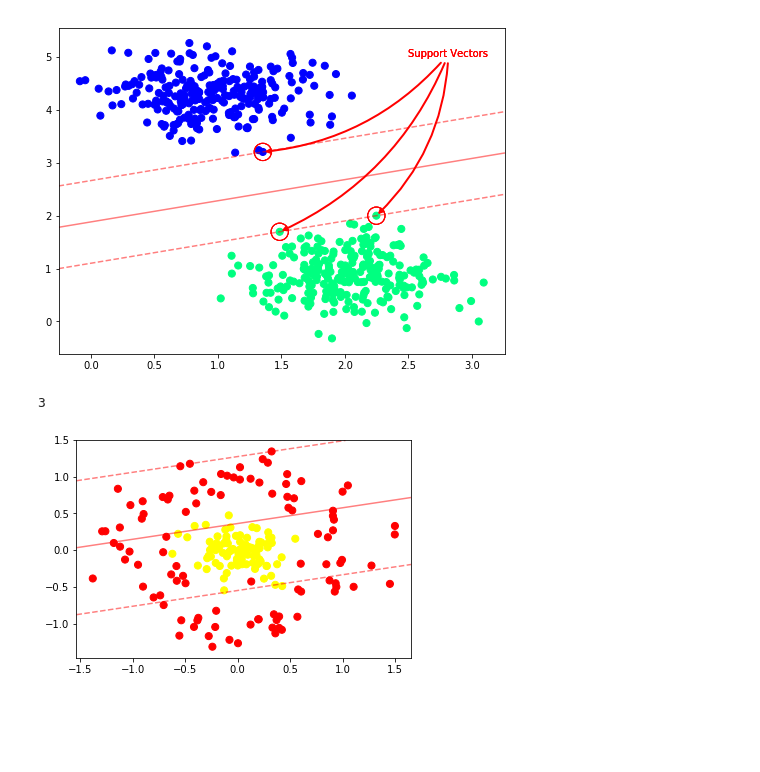
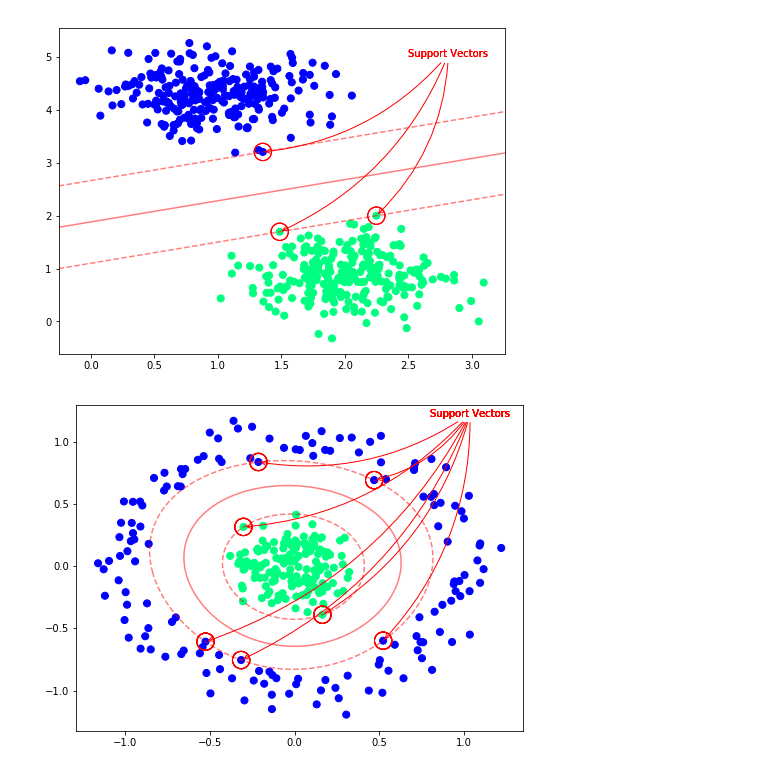
Before and after one commit to jchen8000/MachineLearning, a Jupyter notebook: Support Vector Machines/support_vector_machines.ipynb, the cells around one changed output. Cells and saved outputs as stored; diff of their text form; code cells hidden in the pictures; blank space fills up the shorter version.

```diff
--- a/Support Vector Machines/support_vector_machines.ipynb
+++ b/Support Vector Machines/support_vector_machines.ipynb
@@ -34,7 +34,7 @@ SVC(C=10000000000.0, cache_size=200, class_weight=None, coef0=0.0,
     kernel='linear', max_iter=-1, probability=False, random_state=None,
     shrinking=True, tol=0.001, verbose=False)
 # %%
-def plot_svc_decision_function(model, ax=None, plot_support=True):
+def plot_svc_decision_function(model, ax=None):
     """Plot the decision function for a 2D SVC"""
     if ax is None:
         ax = plt.gca()
@@ -42,8 +42,8 @@ def plot_svc_decision_function(model, ax=None, plot_support=True):
     ylim = ax.get_ylim()
 
     # create grid to evaluate model
-    x = np.linspace(xlim[0], xlim[1], 30)
-    y = np.linspace(ylim[0], ylim[1], 30)
+    x = np.linspace(xlim[0], xlim[1], 100)
+    y = np.linspace(ylim[0], ylim[1], 100)
     Y, X = np.meshgrid(y, x)
     xy = np.vstack([X.ravel(), Y.ravel()]).T
     P = model.decision_function(xy).reshape(X.shape)
@@ -51,38 +51,40 @@ def plot_svc_decision_function(model, ax=None, plot_support=True):
     # plot decision boundary and margins
     ax.contour(X, Y, P, colors='r',
                levels=[-1, 0, 1], alpha=0.5,
-               linestyles=['--', '-', '--'],
-               linewidth=2)
-
-    # plot support vectors
-    if plot_support:
-      for i in range(model.support_vectors_.shape[0]):
-        ax.annotate('Support Vectors', xy=(model.support_vectors_[i]), xytext=(2.5, 5.0), color='r',
-                    arrowprops=dict(arrowstyle='->', connectionstyle='arc3,rad=-0.2', color='r', linewidth=2),
-                   )
-        ax.scatter(model.support_vectors_[:, 0],
-                   model.support_vectors_[:, 1],
-                   s=300, edgecolors='r', facecolors='none');
+               linestyles=['--', '-', '--']
+              )
     ax.set_xlim(xlim)
     ax.set_ylim(ylim)
+
+def plot_support_vectors(model, xtext, ytext):
+    for i in range(model.support_vectors_.shape[0]):
+      plt.annotate('Support Vectors', xy=(model.support_vectors_[i]), xytext=(xtext, ytext), color='r',
+                  arrowprops=dict(arrowstyle='->', connectionstyle='arc3,rad=-0.2', color='r'),
+                 )
+      plt.scatter(model.support_vectors_[:, 0],
+                 model.support_vectors_[:, 1],
+                 s=300, edgecolors='r', facecolors='none');
+
+
 
 plt.figure(1, figsize=(8,6))
 plt.scatter(X[:, 0], X[:, 1], c=y, s=50, cmap='winter')
 plot_svc_decision_function(svc);
+plot_support_vectors(svc, 2.5, 5.0);
 plt.show()
 # %% [output]
 [figure]
-# %%
-svc.support_vectors_.shape[0]
-# %% [output]
-3
 # %%
 from sklearn.datasets.samples_generator import make_circles
-X_c, y_c = make_circles(200, factor=.1, noise=.2)
+X_c, y_c = make_circles(300, factor=.2, noise=.1, random_state=2)
 
-clf = SVC(kernel='linear').fit(X_c, y_c)
+clf = SVC(kernel='rbf', C=1E6).fit(X_c, y_c)
 
-plt.scatter(X_c[:, 0], X_c[:, 1], c=y_c, s=50, cmap='autumn')
-plot_svc_decision_function(clf, plot_support=False);
+
+plt.figure(1, figsize=(8,6))
+plt.scatter(X_c[:, 0], X_c[:, 1], c=y_c, s=50, cmap='winter')
+plot_svc_decision_function(clf);
+plot_support_vectors(clf, 0.8, 1.2);
+plt.show()
 # %% [output]
-[figure, old version]
+[figure, new version]
```
Also changed, not shown: parts of 1 cell of this notebook.
